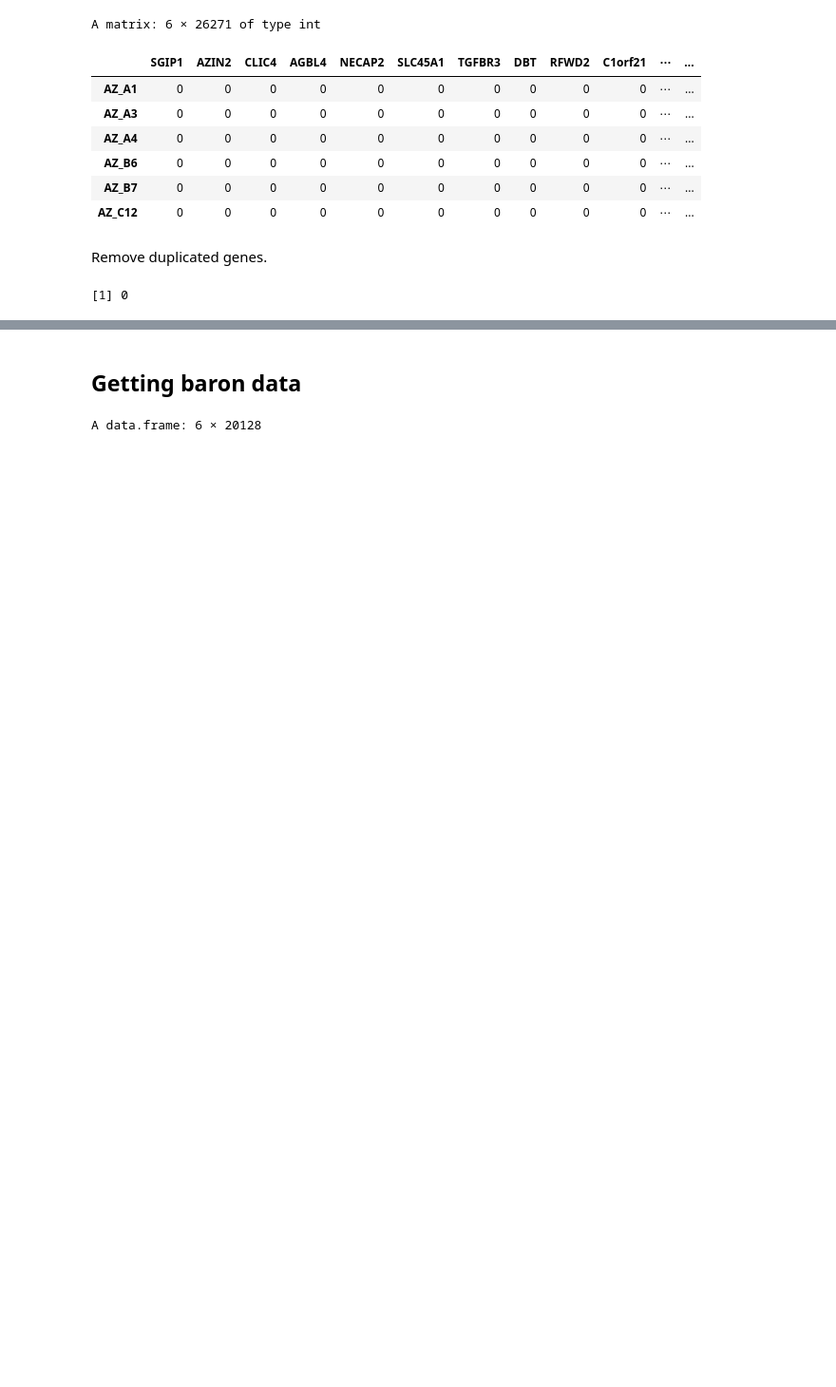
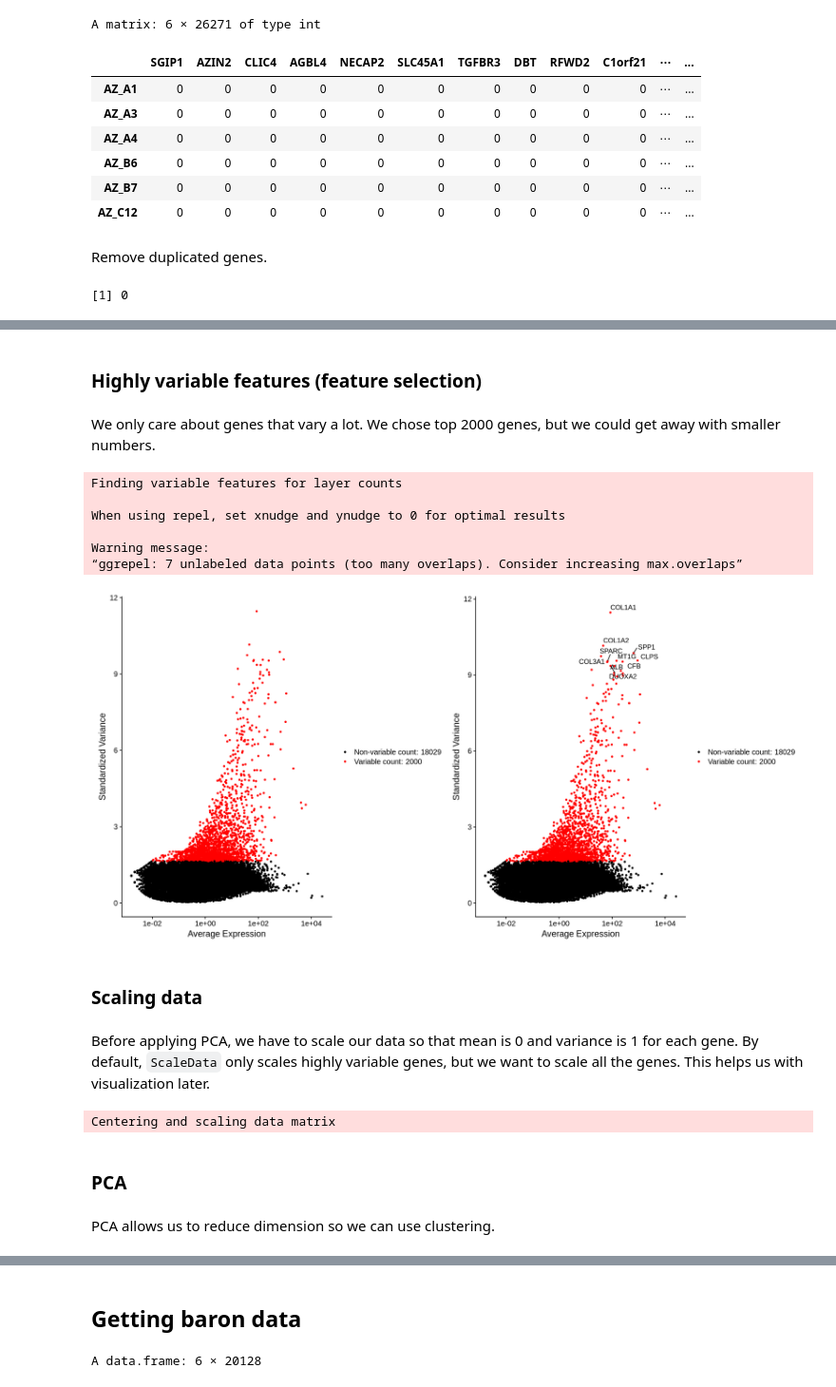
Before and after one commit to galopyz/goldfish, a Jupyter notebook: R/midterm.ipynb, the cells around one changed output, grey strips where cells are left out. Shown at 95% size. Cells and saved outputs as stored; diff of their text form; code cells hidden in the pictures; blank space fills up the shorter version.

Commit message:
Cluster first dataset

```diff
--- a/R/midterm.ipynb
+++ b/R/midterm.ipynb
@@ -247,0 +306,35 @@ ERROR: Error in validObject(.Object): invalid class “LogMap” object: Duplica
+# %% [markdown]
+### Highly variable features (feature selection)
+# %% [markdown]
+We only care about genes that vary a lot. We chose top 2000 genes, but we could get away with smaller numbers.
+# %%
+so <- FindVariableFeatures(so, selection.method = "vst", nfeatures = 2000)
+
+# Identify the 10 most highly variable genes
+top10 <- head(VariableFeatures(so), 10)
+
+# plot variable features with and without labels
+plot1 <- VariableFeaturePlot(so)
+plot2 <- LabelPoints(plot = plot1, points = top10, repel = TRUE)
+plot1 + plot2
+# %% [output]
+Finding variable features for layer counts
+
+When using repel, set xnudge and ynudge to 0 for optimal results
+
+Warning message:
+“ggrepel: 7 unlabeled data points (too many overlaps). Consider increasing max.overlaps”
+[figure, added]
+# %% [markdown]
+### Scaling data
+# %% [markdown]
+Before applying PCA, we have to scale our data so that mean is 0 and variance is 1 for each gene. By default, `ScaleData` only scales highly variable genes, but we want to scale all the genes. This helps us with visualization later.
+# %%
+all.genes <- rownames(so)
+so <- ScaleData(so, features = all.genes)
+# %% [output]
+Centering and scaling data matrix
+# %% [markdown]
+### PCA
+# %% [markdown]
+PCA allows us to reduce dimension so we can use clustering.
```
Also changed, not shown: parts of 37 cells of this notebook.
